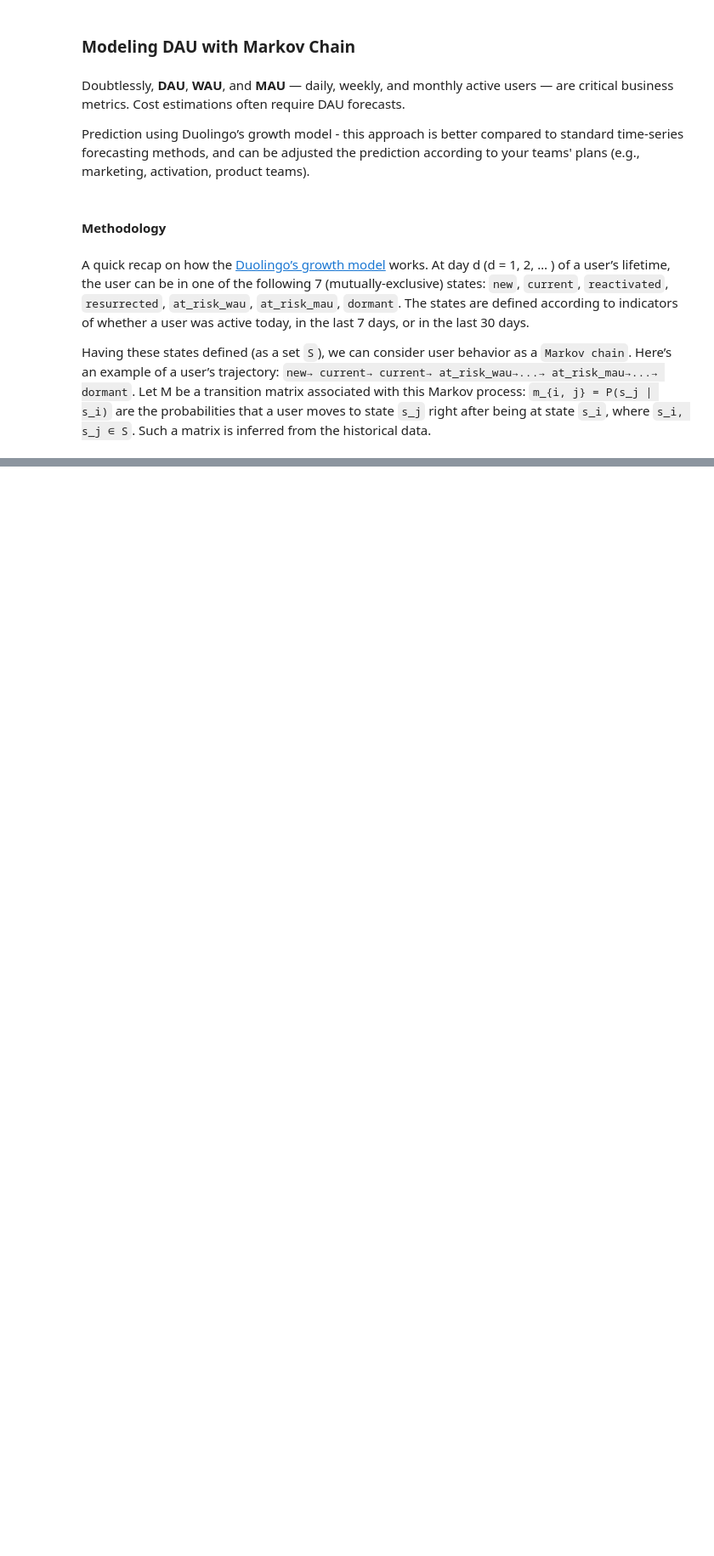
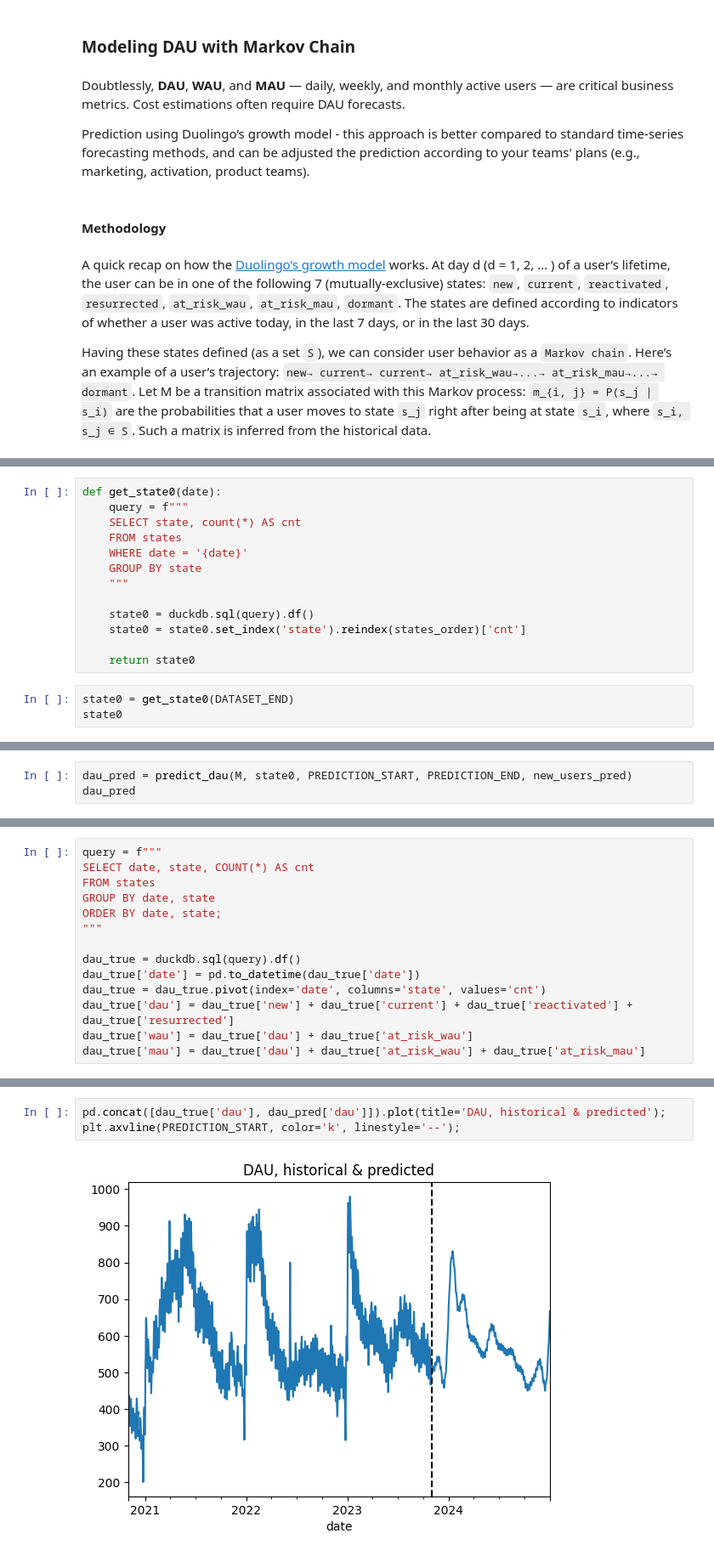
Before and after one commit to shortthirdman/Duolingo-User-Engagement, a Jupyter notebook: MarkovChain-DAU.ipynb, the cells around one changed output, grey strips where cells are left out. Shown at 85% size. Cells and saved outputs as stored; diff of their text form; blank space fills up the shorter version.

Commit message:
Added: Full working notebook for MarkovChain DAU of Duolingo and dataset

```diff
--- a/MarkovChain-DAU.ipynb
+++ b/MarkovChain-DAU.ipynb
@@ -12,0 +273,16 @@ Having these states defined (as a set `S`), we can consider user behavior as a `
+# %%
+def get_state0(date):
+    query = f"""
+    SELECT state, count(*) AS cnt
+    FROM states
+    WHERE date = '{date}'
+    GROUP BY state
+    """
+
+    state0 = duckdb.sql(query).df()
+    state0 = state0.set_index('state').reindex(states_order)['cnt']
+
+    return state0
+# %%
+state0 = get_state0(DATASET_END)
+state0
@@ -12,0 +349,3 @@ Having these states defined (as a set `S`), we can consider user behavior as a `
+# %%
+dau_pred = predict_dau(M, state0, PREDICTION_START, PREDICTION_END, new_users_pred)
+dau_pred
@@ -12,0 +371,14 @@ Having these states defined (as a set `S`), we can consider user behavior as a `
+# %%
+query = f"""
+SELECT date, state, COUNT(*) AS cnt
+FROM states
+GROUP BY date, state
+ORDER BY date, state;
+"""
+
+dau_true = duckdb.sql(query).df()
+dau_true['date'] = pd.to_datetime(dau_true['date'])
+dau_true = dau_true.pivot(index='date', columns='state', values='cnt')
+dau_true['dau'] = dau_true['new'] + dau_true['current'] + dau_true['reactivated'] + dau_true['resurrected']
+dau_true['wau'] = dau_true['dau'] + dau_true['at_risk_wau']
+dau_true['mau'] = dau_true['dau'] + dau_true['at_risk_wau'] + dau_true['at_risk_mau']
@@ -12,0 +395,5 @@ Having these states defined (as a set `S`), we can consider user behavior as a `
+# %%
+pd.concat([dau_true['dau'], dau_pred['dau']]).plot(title='DAU, historical & predicted');
+plt.axvline(PREDICTION_START, color='k', linestyle='--');
+# %% [output]
+[figure, added]
```
Also changed, not shown: parts of 43 cells of this notebook, 3 other files.
